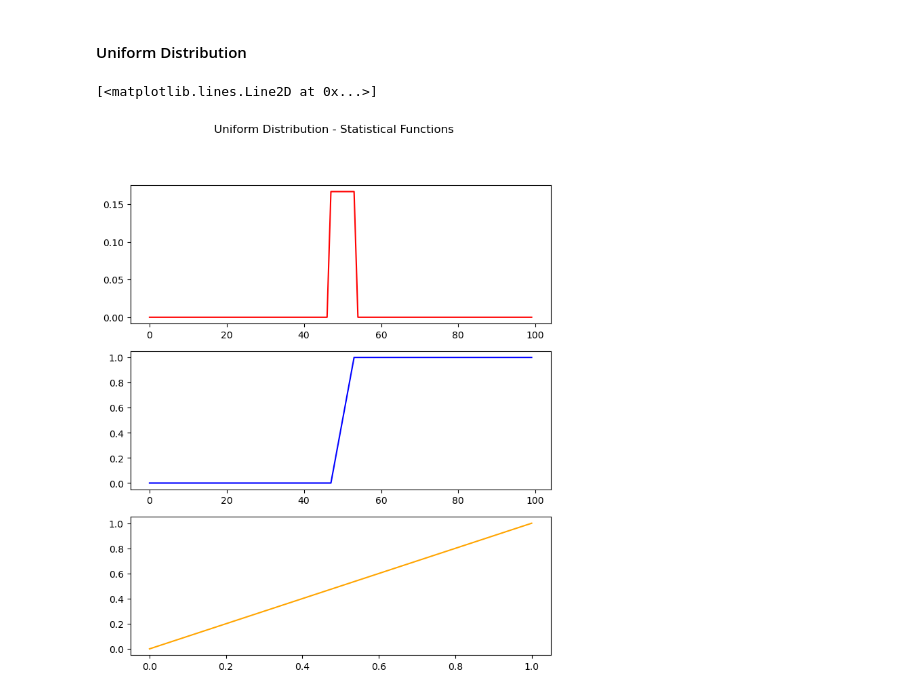
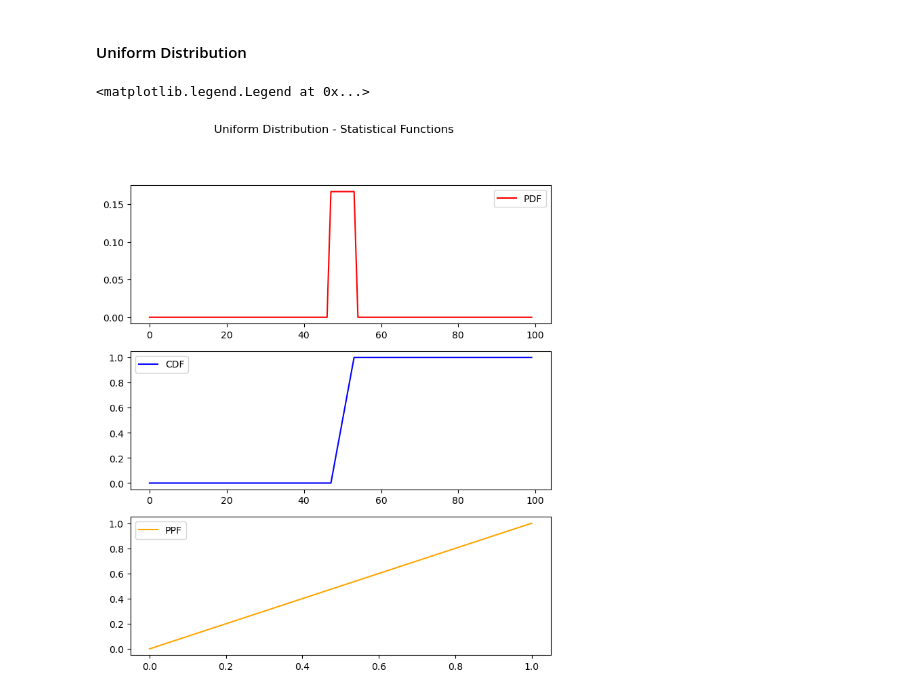
Before and after one commit to noehurtado/probability-distribution-exercises-project-with-python, a Jupyter notebook: notebook/problems.ipynb, the cells around one changed output. Drawn from its saved outputs; the diff is of its cells as text; code cells hidden in the pictures.

```diff
--- a/notebook/problems.ipynb
+++ b/notebook/problems.ipynb
@@ -160,19 +161,22 @@ def urvs(mean=0, std=1, size=1):
 # %%
 from scipy.stats import uniform
 
 data = np.arange(0,100,1)
 mean = 47
 std = 6
 
 updf = updf(data, mean, std)
 ucdf = ucdf(data, mean, std)
 uppf = uppf(data, mean, std)
 
 fig, ax = plt.subplots(3, 1, figsize=(8, 9))
 fig.suptitle('Uniform Distribution - Statistical Functions')
 ax[0].plot(data, updf, label='PDF', c='r')
+ax[0].legend()
 ax[1].plot(data, ucdf, label='CDF', c='b')
+ax[1].legend()
 ax[2].plot(data, uppf, label='PPF', c='orange')
+ax[2].legend()
 # %% [output]
-[<matplotlib.lines.Line2D at 0x...>]
+<matplotlib.legend.Legend at 0x...>
-[figure, old version]
+[figure, new version]
```
Also changed, not shown: parts of 1 cell of this notebook.
